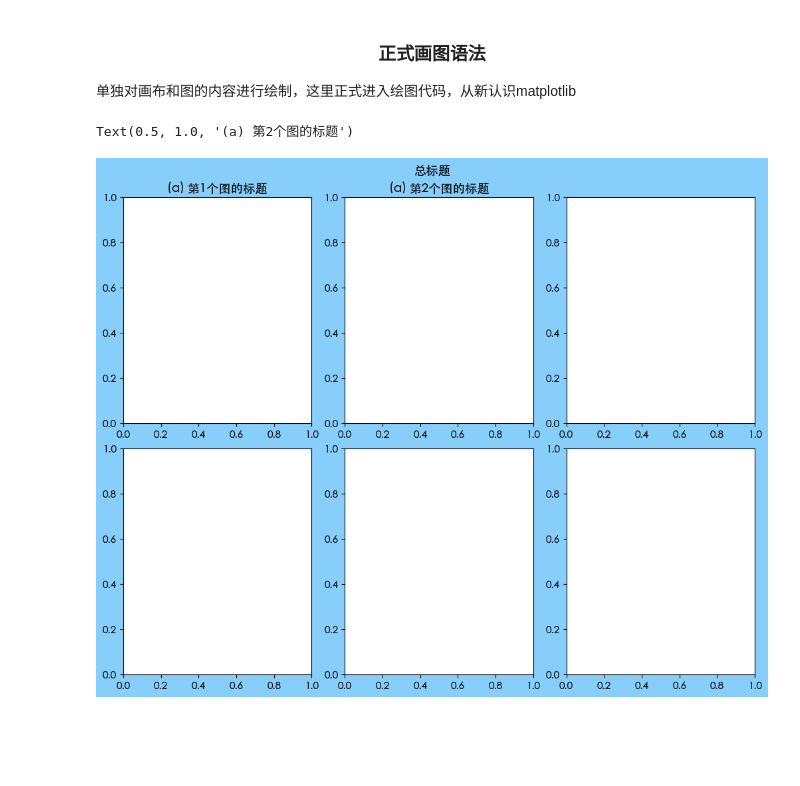
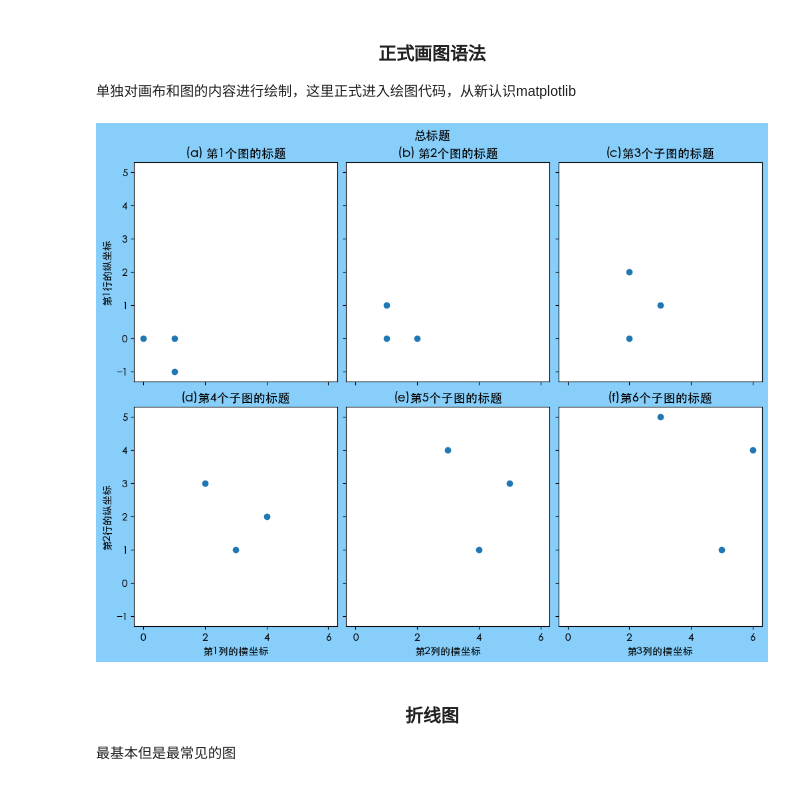
Before and after one commit to Branchccc/Plotting_with_python, a Jupyter notebook: tutorial_plotting.ipynb, the cells around one changed output. Drawn from its saved outputs; the diff is of its cells as text; code cells hidden in the pictures; blank space fills up the shorter version.

```diff
--- a/tutorial_plotting.ipynb
+++ b/tutorial_plotting.ipynb
@@ -74,16 +74,32 @@ plt.figure(figsize=(6, 4))
 # %%
 import matplotlib.pyplot as plt
 plt.rcParams['font.size'] = 11
 plt.rcParams['font.family'] = 'Heiti TC' # windows里面没有这个字体
 
-# fig和ax可以理解为画布和具体小的图 内容，nclos=3表示有3列，nrows = 2表示有2行，figsize就是画布大小，facecolor就是画布的颜色，但是一般图片不要设置那么大，不然插入文档字体大小不可控
-fig, ax = plt.subplots(ncols=3, nrows=2, figsize=(10, 8), facecolor='lightskyblue',layout='constrained')
+# fig和axes可以理解为画布和所有子图 内容，nclos=3表示有3列，nrows = 2表示有2行，figsize就是画布大小，facecolor就是画布的颜色，但是一般图片不要设置那么大，不然插入文档字体大小不可控
+# sharex表示共用x坐标轴，sharey表示共用y坐标轴
+fig, axes = plt.subplots(ncols=3, nrows=2, figsize=(10, 8), facecolor='lightskyblue',layout='constrained',sharex=True,sharey=True)
 fig.suptitle('总标题') # 整个画布的标题
 
 # 图少的时候，或者每一个子图标题都不一样，那就一个个输入
-ax[0,0].set_title('(a) 第1个图的标题')
-ax[0,1].set_title('(b) 第2个图的标题')
+axes[0,0].set_title('(a) 第1个图的标题') # axes[0,0]表示横轴第一个纵轴第一个子图
+axes[0,1].set_title('(b) 第2个图的标题')
+
+
 # 图多的时候，使用代码遍历画图
+aph = ['a','b','c','d','e','f','g','h']
+for i, ax in enumerate(axes.flat): # axes.flat表示把axes打扁，原本是3列2行，打扁后变成了6个，这样方便进行一些操作
+    ax.scatter([i//2+1, i, i+1],[i,i//3,i-1])
+    if i>=2:
+        ax.set_title('(%s)'%aph[i]+''+'第%s个子图的标题'%(i+1))
+
+for clo in range(3):
+    axes[1][clo].set_xlabel('第%s'%(clo+1)+'列的横坐标')
+
+for row in range(2):
+    axes[row][0].set_ylabel('第%s'%(row+1)+'行的纵坐标')
 # %% [output]
-Text(0.5, 1.0, '(a) 第2个图的标题')
-[figure, old version]
+[figure, new version]
+# %% [markdown]
+### <center> 折线图 </center>
+最基本但是最常见的图
```
